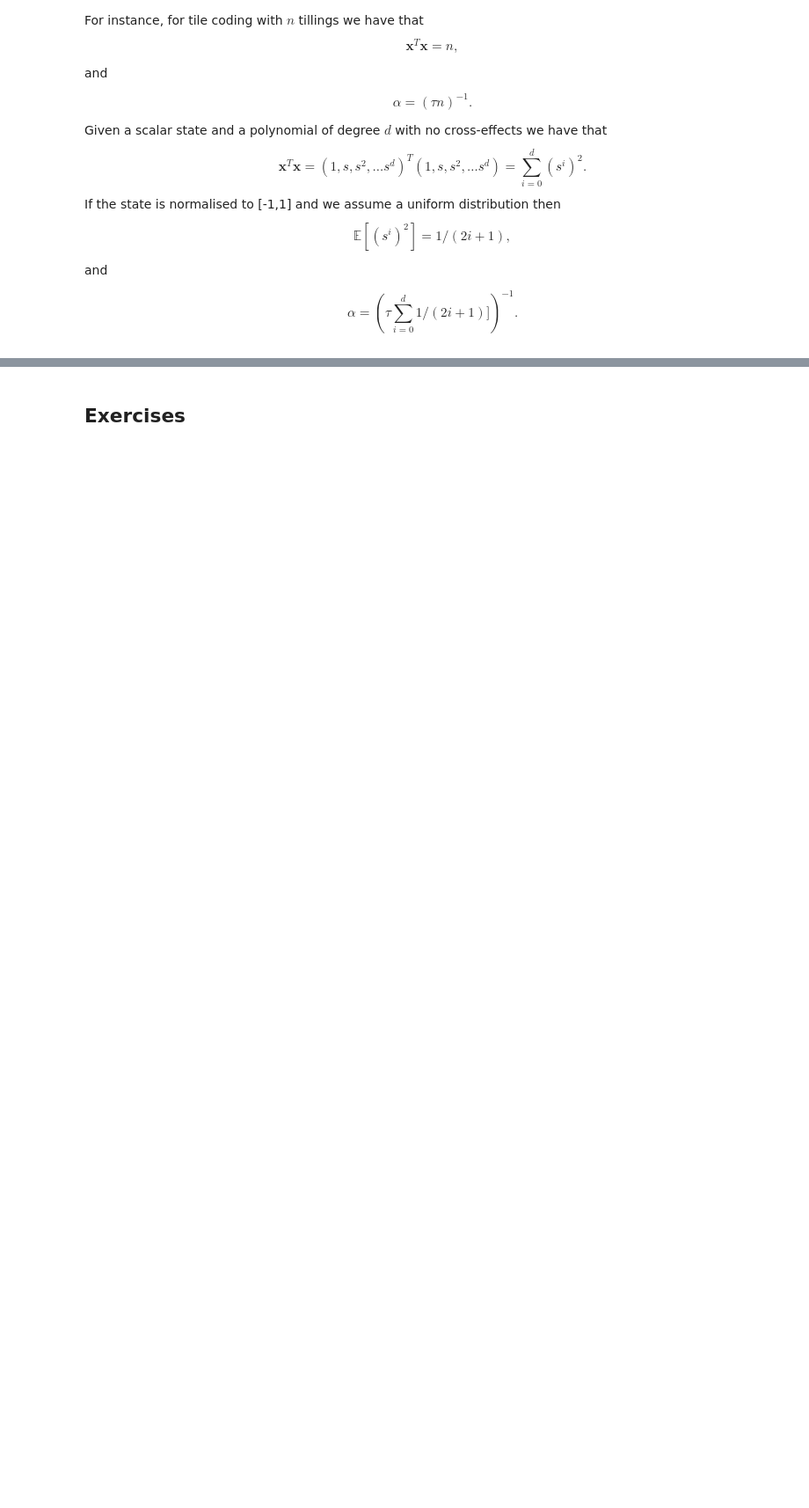
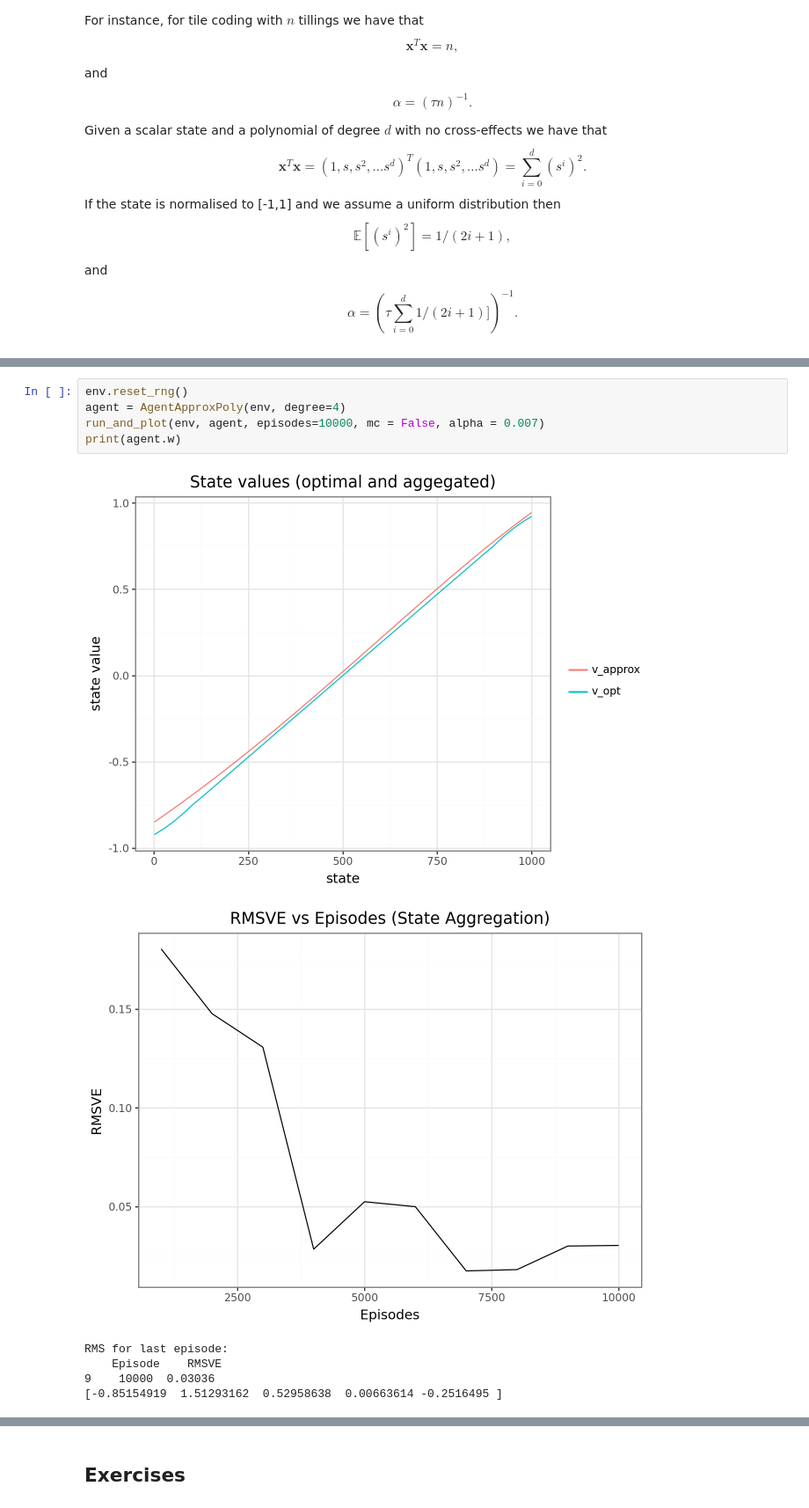
Before and after one commit to simon-mellergaard/RL, a Jupyter notebook: Exercises/12_Approx-pred.ipynb, the cells around one changed output, grey strips where cells are left out. Shown at 88% size. Saved outputs shown, nothing was run; the diff lists cells and outputs as text; blank space fills up the shorter version.

```diff
--- a/Exercises/12_Approx-pred.ipynb
+++ b/Exercises/12_Approx-pred.ipynb
@@ -1308,0 +1267,12 @@ Consider the random walk and assume that you want to estimate the state values i
+# %%
+env.reset_rng()
+agent = AgentApproxPoly(env, degree=4)
+run_and_plot(env, agent, episodes=10000, mc = False, alpha = 0.007)
+print(agent.w)
+# %% [output]
+[figure, added]
+[figure, added]
+RMS for last episode:
+    Episode    RMSVE
+9    10000  0.03036
+[-0.85154919  1.51293162  0.52958638  0.00663614 -0.2516495 ]
```
Also changed, not shown: parts of 23 cells of this notebook.
